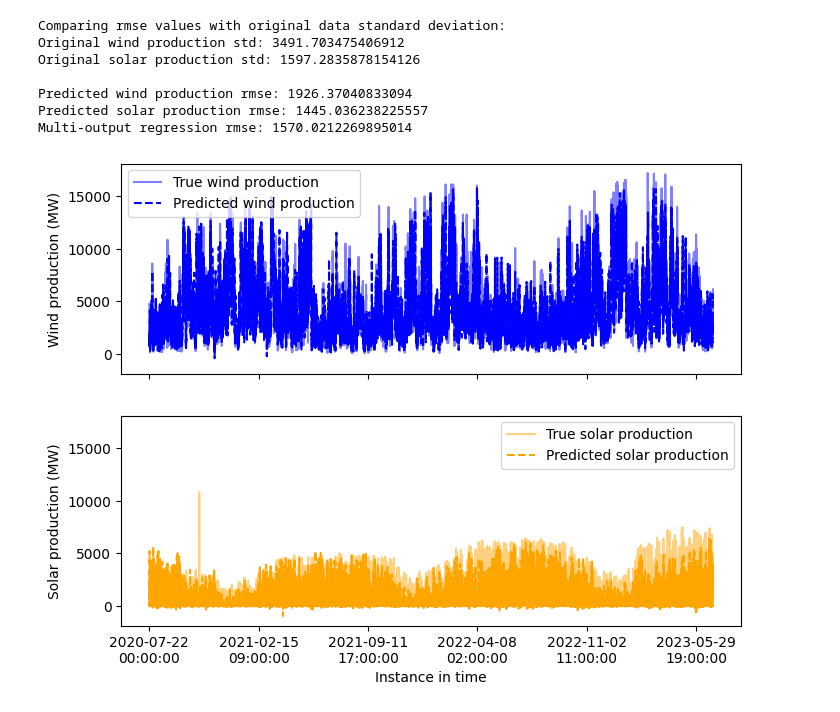
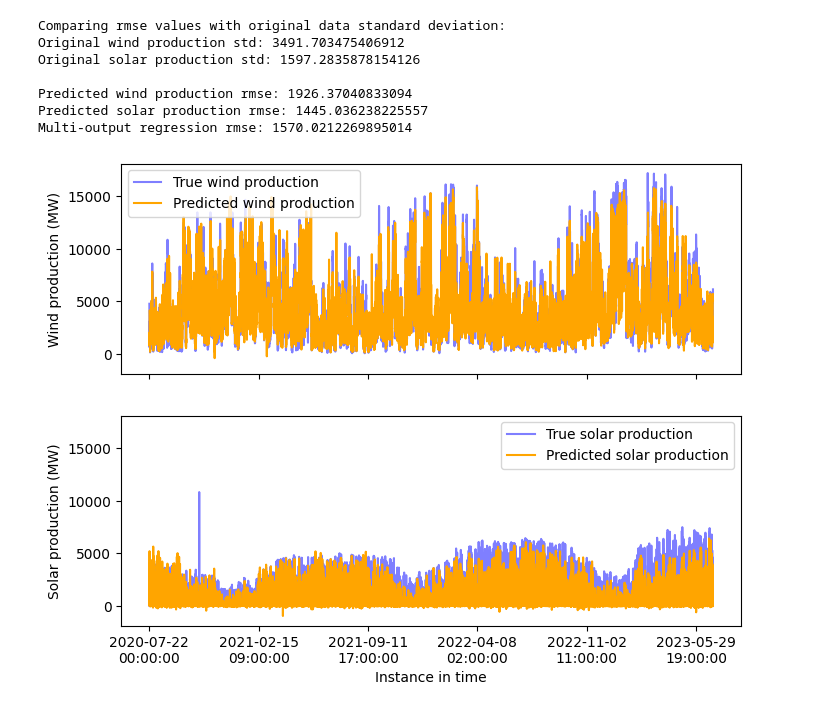
Before and after one commit to ibrahimmkhalid/data-228-project, a Jupyter notebook: model_svm.sync.ipynb, the cells around one changed output. Saved outputs shown, nothing was run; the diff lists cells and outputs as text; code cells hidden in the pictures.

```diff
--- a/model_svm.sync.ipynb
+++ b/model_svm.sync.ipynb
@@ -379,35 +390,35 @@ ax[0].plot(
     color="blue",
     linestyle="solid",
     alpha=0.5,
 )
 ax[0].plot(
     dates,
     y_pred[:, 0],
     label="Predicted wind production",
-    color="blue",
-    linestyle="dashed",
+    color="orange",
+    linestyle="solid",
 )
 ax[1].plot(
     dates,
     y_true["production_solar"].to_list(),
     label="True solar production",
-    color="orange",
+    color="blue",
     linestyle="solid",
     alpha=0.5,
 )
 ax[1].plot(
     dates,
     y_pred[:, 1],
     label="Predicted solar production",
     color="orange",
-    linestyle="dashed",
+    linestyle="solid",
 )
 ax[0].legend()
 ax[1].legend()
 ax[0].set_ylabel("Wind production (MW)")
 ax[1].set_ylabel("Solar production (MW)")
 plt.xlabel("Instance in time")
 plt.xticks(selected_dates, formatted_dates)
 plt.show()
 # %% [output]
-[figure, old version]
+[figure, new version]
```
Also changed, not shown: parts of 10 cells of this notebook.
